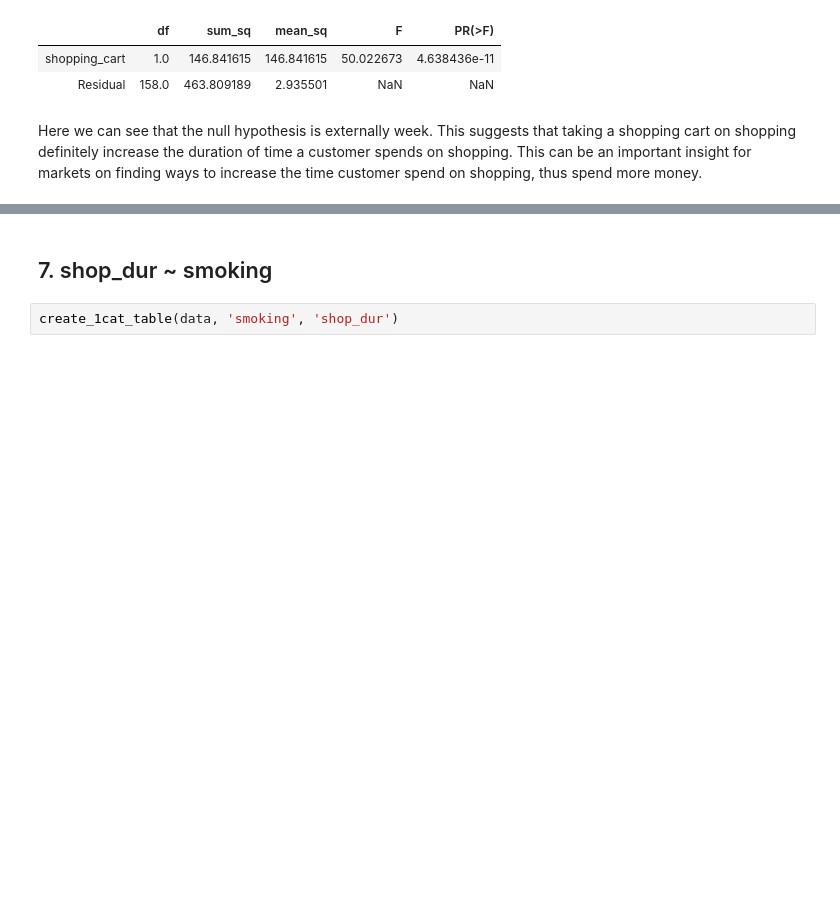
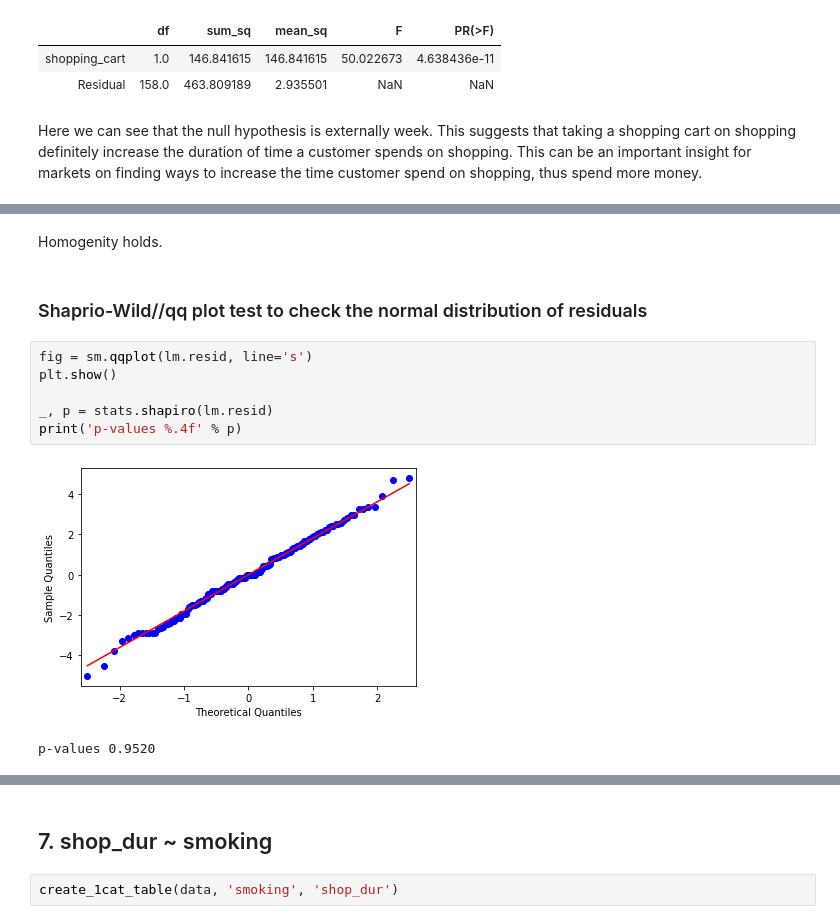
Before and after one commit to MhmudFwzi/customer_behavior_prediction, a Jupyter notebook: ANOVA - Test .ipynb, the cells around one changed output, grey strips where cells are left out. Saved outputs shown, nothing was run; the diff lists cells and outputs as text; blank space fills up the shorter version.

```diff
--- a/ANOVA - Test .ipynb
+++ b/ANOVA - Test .ipynb
@@ -751,0 +793,13 @@ Here we can see that the null hypothesis is externally week. This suggests that
+# %% [markdown]
+Homogenity holds.
+# %% [markdown]
+### Shaprio-Wild//qq plot test to check the normal distribution of residuals
+# %%
+fig = sm.qqplot(lm.resid, line='s')
+plt.show()
+
+_, p = stats.shapiro(lm.resid)
+print('p-values %.4f' % p)
+# %% [output]
+[figure, added]
+p-values 0.9520
```
Also changed, not shown: parts of 51 cells of this notebook.
